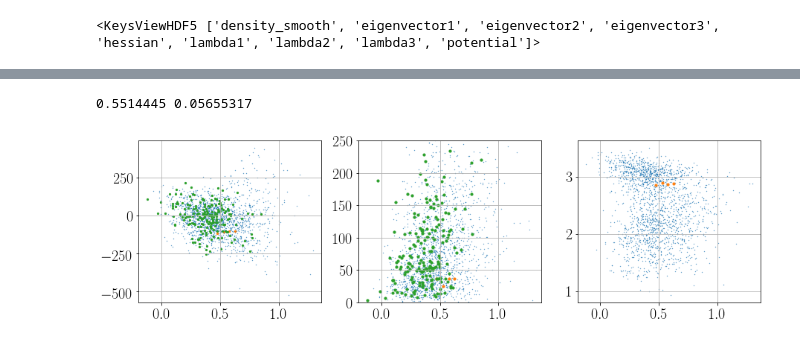
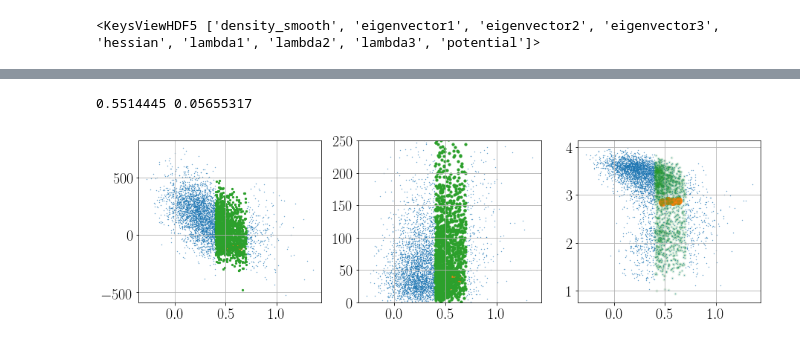
Before and after one commit to forero/IllustrisTNGPairs, a Jupyter notebook: code/explore_pairs_TNG.ipynb, the cells around one changed output, grey strips where cells are left out. Drawn from its saved outputs; the diff is of its cells as text; code cells hidden in the pictures.

```diff
--- a/code/explore_pairs_TNG.ipynb
+++ b/code/explore_pairs_TNG.ipynb
@@ -567,34 +596,36 @@ plt.grid()
 # %%
 web_data = np.log10(density_1_pair+1.0)
 
 
-web_ids = (alpha_1_pair>1) & (mu_3_pair>0.5) & (FA_1_pair>0.5) & (web_data < 1.0)
+web_ids =  (0.4 < web_data) & (web_data < 0.7)
 
 
 plt.figure(figsize=(15,4))
 plt.subplot(1,3,1)
 plt.scatter((web_data),pair_data['vel_AB_rad'], s=0.1)
-plt.scatter((web_data[lg_ids]),pair_data['vel_AB_rad'][lg_ids], s=5)
+plt.scatter((web_data[lg_ids]),pair_data['vel_AB_rad'][lg_ids], s=100)
 plt.scatter((web_data[web_ids]),pair_data['vel_AB_rad'][web_ids], s=5)
 
 
 plt.grid()
 
 plt.subplot(1,3,2)
 plt.scatter((web_data),(pair_data['vel_AB_tan']),  s=0.1)
-plt.scatter((web_data[lg_ids]),(pair_data['vel_AB_tan'][lg_ids]), s=10)
+plt.scatter((web_data[lg_ids]),(pair_data['vel_AB_tan'][lg_ids]), s=100)
 plt.scatter((web_data[web_ids]),pair_data['vel_AB_tan'][web_ids], s=10)
 plt.ylim([0,250])
 plt.grid()
 
 plt.subplot(1,3,3)
 plt.scatter((web_data),np.log10(pair_data['pos_AB']),  s=0.1)
-plt.scatter((web_data[lg_ids]),np.log10(pair_data['pos_AB'][lg_ids]),  s=10)
+plt.scatter((web_data[lg_ids]),np.log10(pair_data['pos_AB'][lg_ids]),  s=100)
+plt.scatter((web_data[web_ids]),np.log10(pair_data['pos_AB'][web_ids]),  s=10, alpha=0.1)
+
 plt.grid()
 print(np.mean(web_data[lg_ids]), np.std(web_data[lg_ids]))
 # %% [output]
 0.5514445 0.05655317
-[figure, old version]
+[figure, new version]
 # %%
 web_data = np.log10(alpha_20_pair)
 
```
Also changed, not shown: parts of 30 cells of this notebook, 1 other file.
